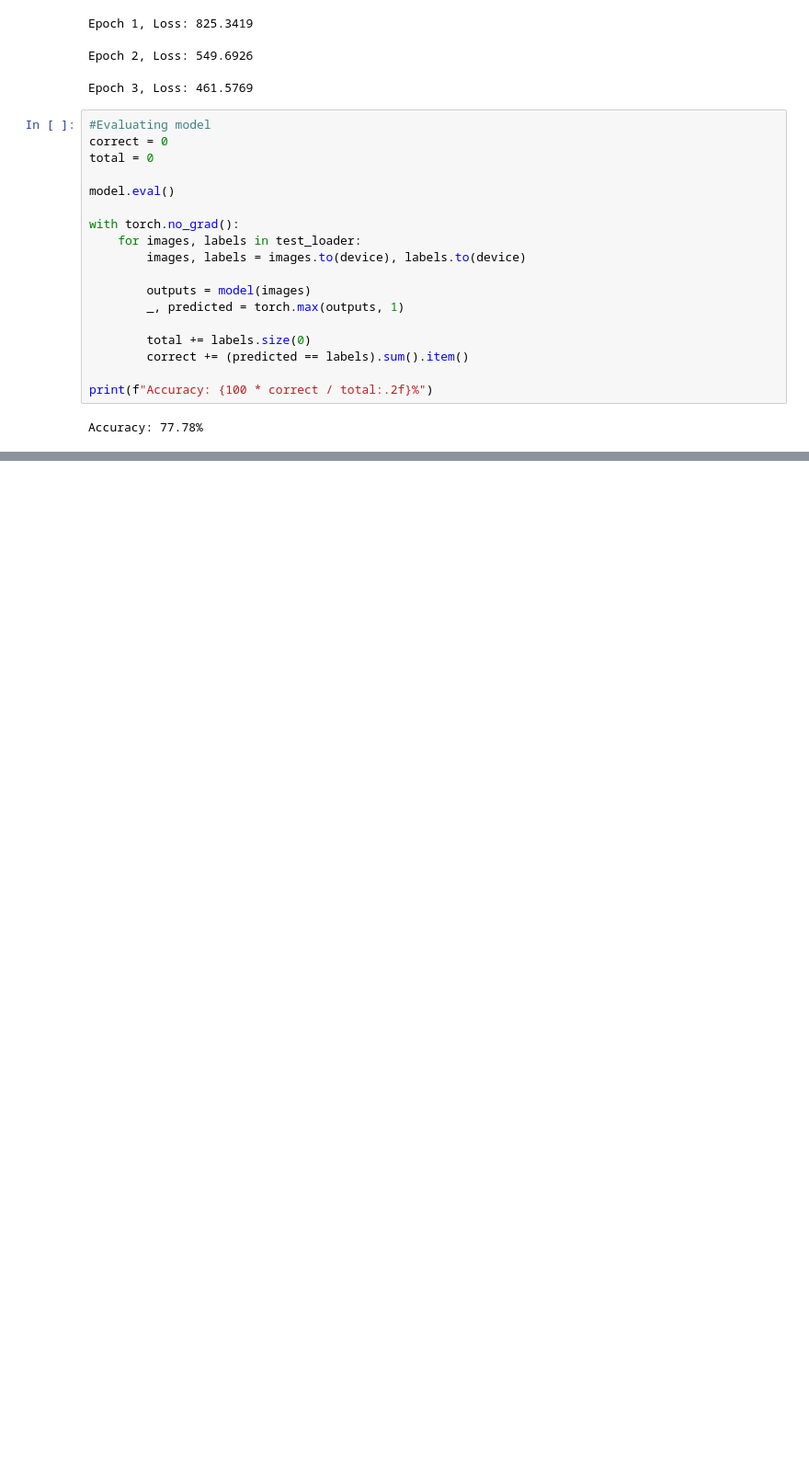
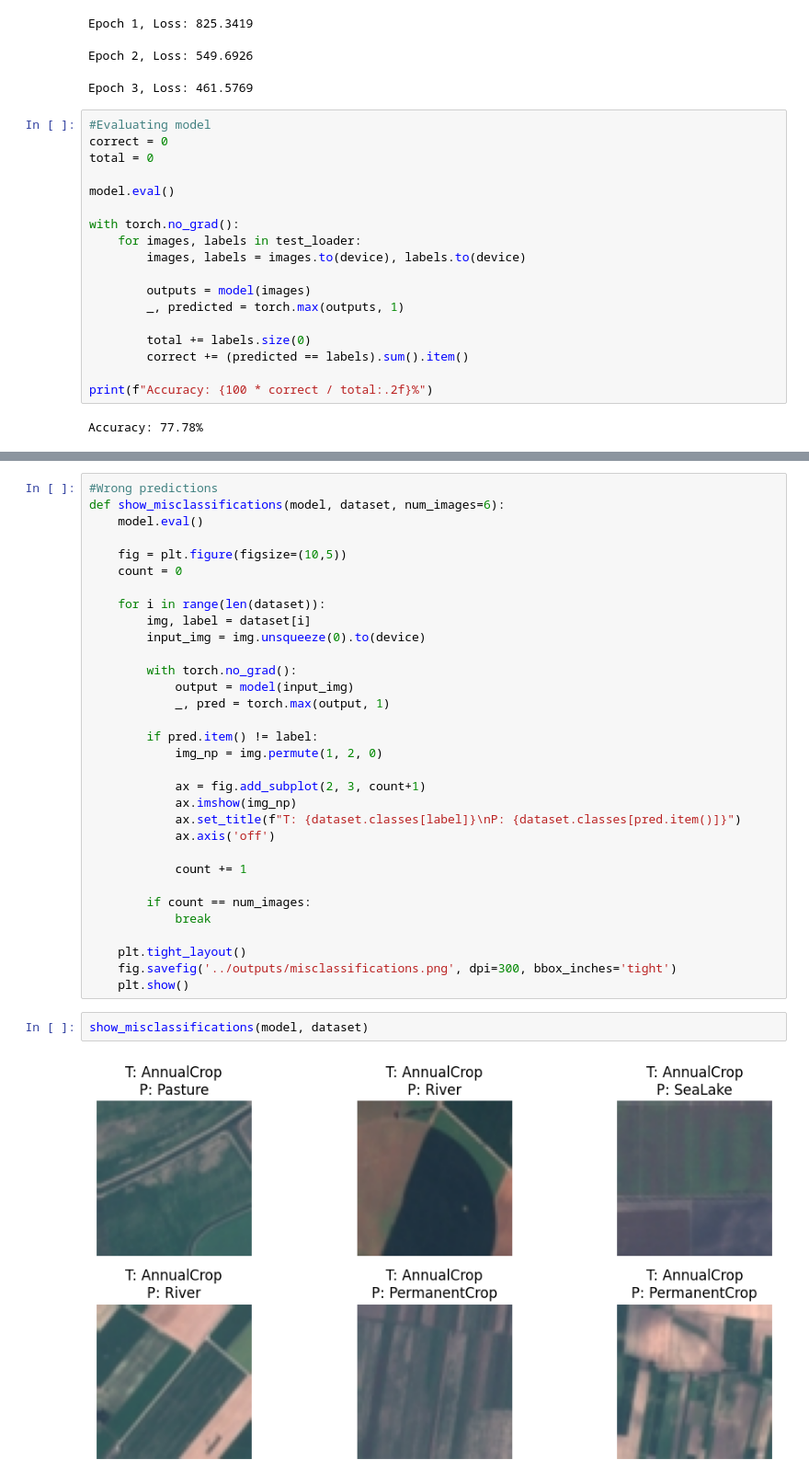
Before and after one commit to oikosfigueroa/satellite-image-classification-pytorch, a Jupyter notebook: notebooks/experiment.ipynb, the cells around one changed output, grey strips where cells are left out. Shown at 92% size. Drawn from its saved outputs; the diff is of its cells as text; blank space fills up the shorter version.

```diff
--- a/notebooks/experiment.ipynb
+++ b/notebooks/experiment.ipynb
@@ -194,0 +249,36 @@ plt.savefig('../outputs/predictions.png')
+# %%
+#Wrong predictions
+def show_misclassifications(model, dataset, num_images=6):
+    model.eval()
+
+    fig = plt.figure(figsize=(10,5))
+    count = 0
+
+    for i in range(len(dataset)):
+        img, label = dataset[i]
+        input_img = img.unsqueeze(0).to(device)
+
+        with torch.no_grad():
+            output = model(input_img)
+            _, pred = torch.max(output, 1)
+
+        if pred.item() != label:
+            img_np = img.permute(1, 2, 0)
+
+            ax = fig.add_subplot(2, 3, count+1)
+            ax.imshow(img_np)
+            ax.set_title(f"T: {dataset.classes[label]}\nP: {dataset.classes[pred.item()]}")
+            ax.axis('off')
+
+            count += 1
+
+        if count == num_images:
+            break
+
+    plt.tight_layout()
+    fig.savefig('../outputs/misclassifications.png', dpi=300, bbox_inches='tight')
+    plt.show()
+# %%
+show_misclassifications(model, dataset)
+# %% [output]
+[figure, added]
```
Also changed, not shown: parts of 12 cells of this notebook, 6 other files.
